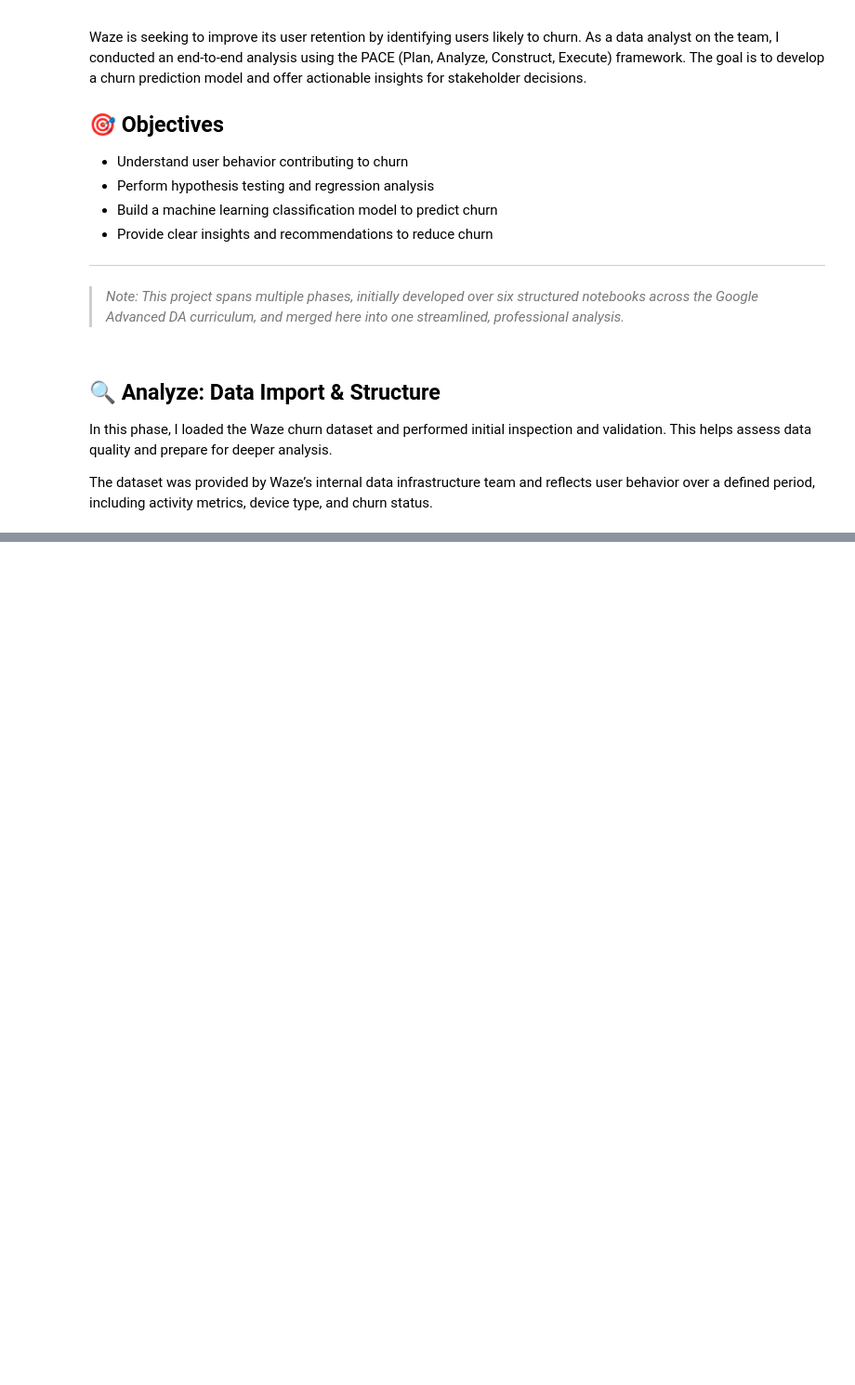
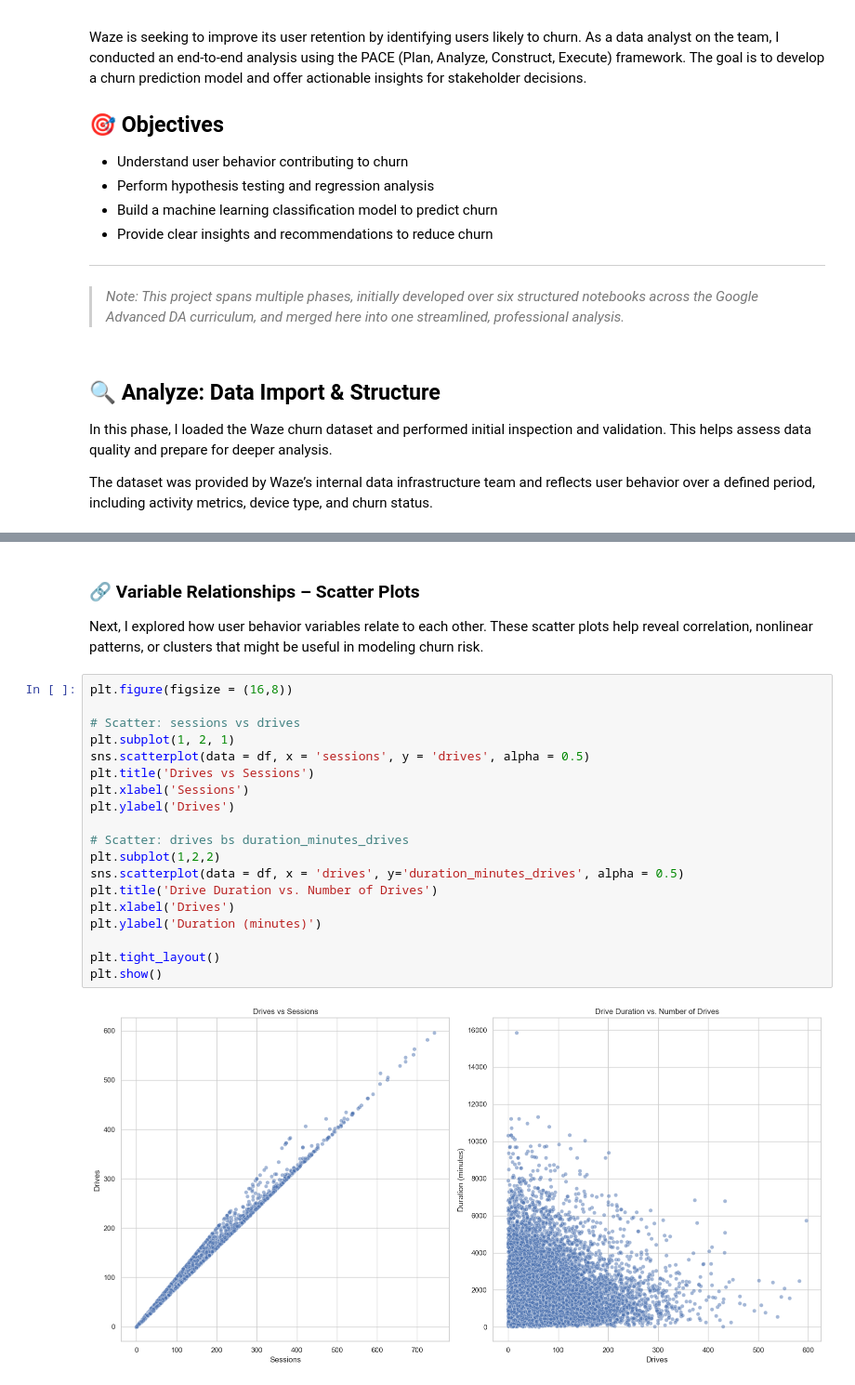
Before and after one commit to venugvis/waze-customer-churn, a Jupyter notebook: notebooks/waze_churn_final.ipynb, the cells around one changed output, grey strips where cells are left out. Shown at 93% size. Cells and saved outputs as stored; diff of their text form; blank space fills up the shorter version.

```diff
--- a/notebooks/waze_churn_final.ipynb
+++ b/notebooks/waze_churn_final.ipynb
@@ -30,0 +155,25 @@ The dataset was provided by Waze’s internal data infrastructure team and refle
+# %% [markdown]
+### 🔗 Variable Relationships – Scatter Plots
+
+Next, I explored how user behavior variables relate to each other. These scatter plots help reveal correlation, nonlinear patterns, or clusters that might be useful in modeling churn risk.
+# %%
+plt.figure(figsize = (16,8))
+
+# Scatter: sessions vs drives
+plt.subplot(1, 2, 1)
+sns.scatterplot(data = df, x = 'sessions', y = 'drives', alpha = 0.5)
+plt.title('Drives vs Sessions')
+plt.xlabel('Sessions')
+plt.ylabel('Drives')
+
+# Scatter: drives bs duration_minutes_drives
+plt.subplot(1,2,2)
+sns.scatterplot(data = df, x = 'drives', y='duration_minutes_drives', alpha = 0.5)
+plt.title('Drive Duration vs. Number of Drives')
+plt.xlabel('Drives')
+plt.ylabel('Duration (minutes)')
+
+plt.tight_layout()
+plt.show()
+# %% [output]
+[figure, added]
```
Also changed, not shown: parts of 41 cells of this notebook.
